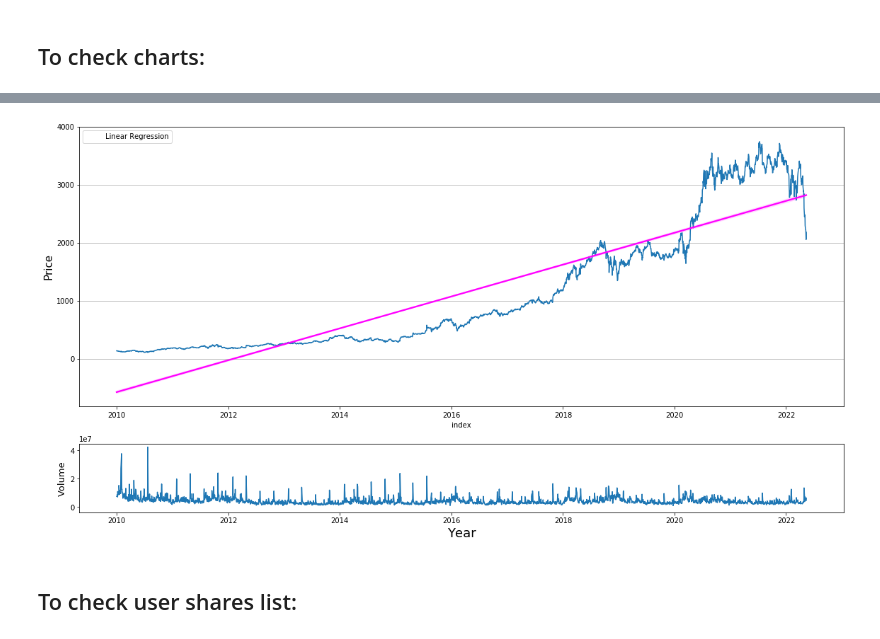
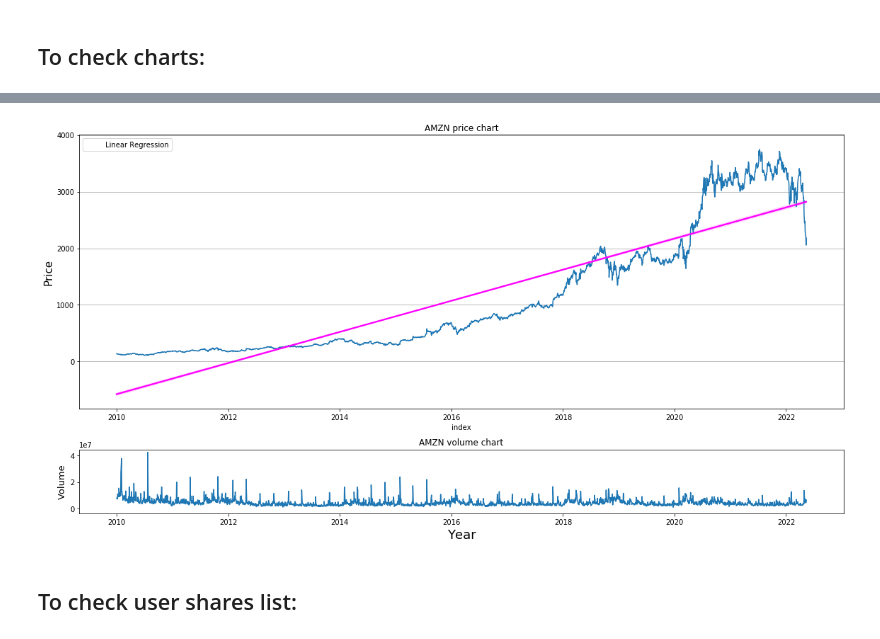
Before and after one commit to MahdiPorheydarii/Stock-market, a Jupyter notebook: Stock Market.ipynb, the cells around one changed output, grey strips where cells are left out. Drawn from its saved outputs; the diff is of its cells as text; code cells hidden in the pictures.

Commit message:
chart bug fixed

```diff
--- a/Stock Market.ipynb
+++ b/Stock Market.ipynb
@@ -218,12 +218,14 @@ if num in range(1,6):
     plt.figure(figsize=(16, 10))
     plt.subplot2grid((5, 4), (0, 0), rowspan=3, colspan=4)
     plt.plot(xs, yax)
+    plt.title(f'{tickers[num-1]} price chart')
     sns.regplot(data=data, x='index', y='Open',color='magenta', scatter_kws={"color" : "white"}, label='Linear Regression', scatter=True)
     plt.grid(axis='y')
     plt.ylabel('Price', fontsize=15)
     plt.legend()
     plt.subplot2grid((5,4), (3,0), rowspan=1, colspan=4)
     plt.plot(xs, vol)
+    plt.title(f'{tickers[num-1]} volume chart')
     sns.regplot(data=data, x='index', y='Open',color='white', scatter_kws={"color" : "white"}, label='Linear Model', scatter=True)
     plt.ylabel('Volume', fontsize = 13)
     plt.xlabel('Year', fontsize = 18)
@@ -243,4 +245,4 @@ To check the charts, please enter the ticker's number:
-[figure, old version]
+[figure, new version]
 # %% [markdown]
 ## To check user shares list:
 # %%
```
Also changed, not shown: parts of 1 cell of this notebook.
